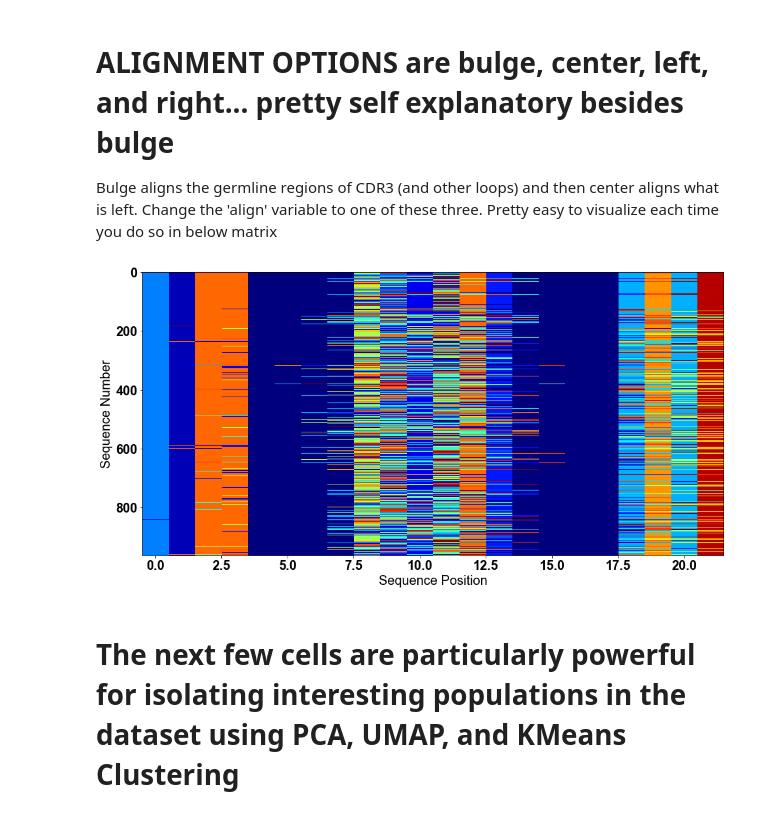
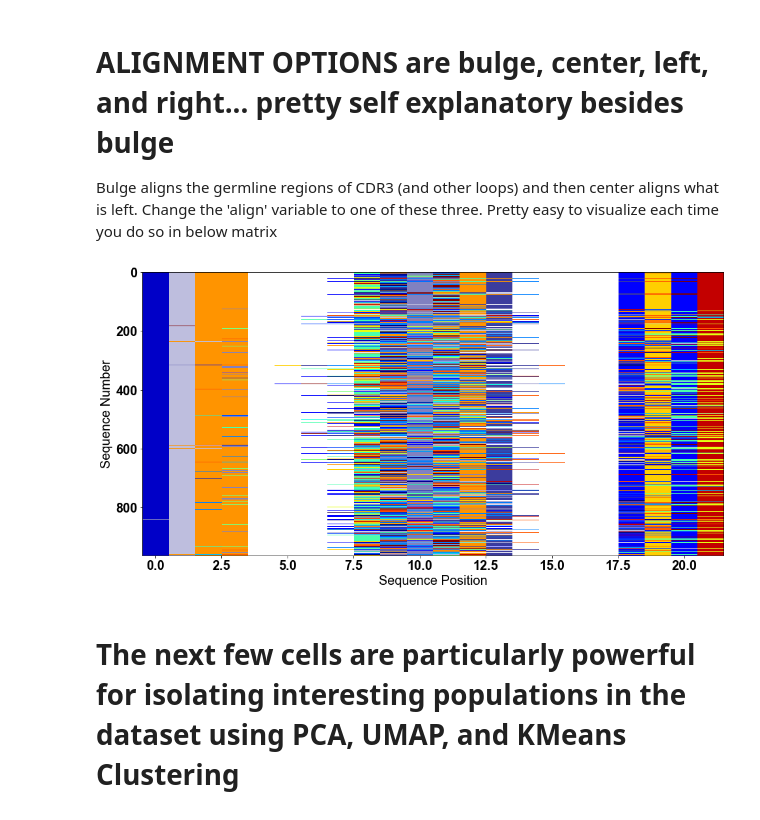
Before and after one commit to ctboughter/AIMS, a Jupyter notebook: notebooks/AIMS_single.ipynb, the cells around one changed output. Saved outputs shown, nothing was run; the diff lists cells and outputs as text; code cells hidden in the pictures.

```diff
--- a/notebooks/AIMS_single.ipynb
+++ b/notebooks/AIMS_single.ipynb
@@ -79,34 +79,34 @@ Bulge aligns the germline regions of CDR3 (and other loops) and then center alig
 # %%
 align = 'bulge'
 #cen_only = False # This is an option if you have nearly identical V- and J- gene segments across sequences, drops those regions
 seq_MIpre = aims.gen_tcr_matrix(np.array(seq1),key = AA_num_key, giveSize = mat_size, alignment = align)
 seq_MIf = pandas.DataFrame(np.transpose(seq_MIpre),columns = seq1.columns)
 
 fig, ax = pl.subplots(1, 1,squeeze=False,figsize=(16,8))
-ax[0,0].imshow(np.transpose(seq_MIf), interpolation='nearest', aspect='auto',cmap=cm.jet)
+ax[0,0].imshow(np.transpose(seq_MIf), interpolation='nearest', aspect='auto',cmap=cmap)
 ax[0,0].set_ylabel('Sequence Number')
 
 ######
 # It will help to have vertical white lines to guide the viewer
 seq1_len = np.shape(seq1)[1]
 Numclones = int(seq1_len)
 if type(mat_size) != int:
     for i in np.arange(len(mat_size)-1):
         ax[0,0].plot( (mat_size[i] + sum(mat_size[:i]) - 0.5) * np.ones(Numclones),np.arange(Numclones),'white',linewidth = 3)
 #######
 
 if num_loop == 1:
     ax[0,0].set_xlabel('Sequence Position')
 elif num_loop == 2:
     ax[0,0].set_xticks(xtick_loc)
     ax[0,0].set_xticklabels(['CDR3L','CDR3H'])
 elif num_loop == 6:
     ax[0,0].set_xticks(xtick_loc)
     ax[0,0].set_xticklabels(['CDR1L','CDR2L','CDR3L','CDR1H','CDR2H','CDR3H'])
 # Can also edit the saved figure name and format, if you want
 #pl.savefig('AIMS_mat.pdf',format='pdf')
 # %% [output]
-[figure, old version]
+[figure, new version]
 # %%
 # Process this new matrix and apply biophysical propery "masks"
 # This has to be changed from the binary case, because we aren't looking for differences
```
Also changed, not shown: parts of 10 cells of this notebook, 16 other files.
